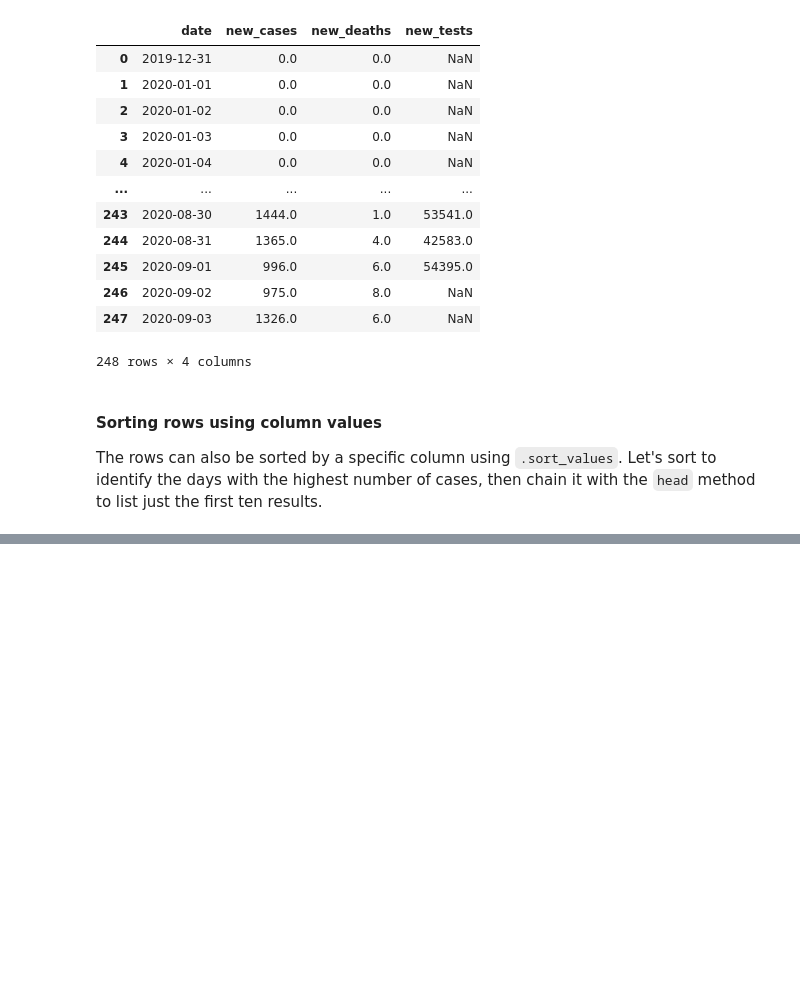
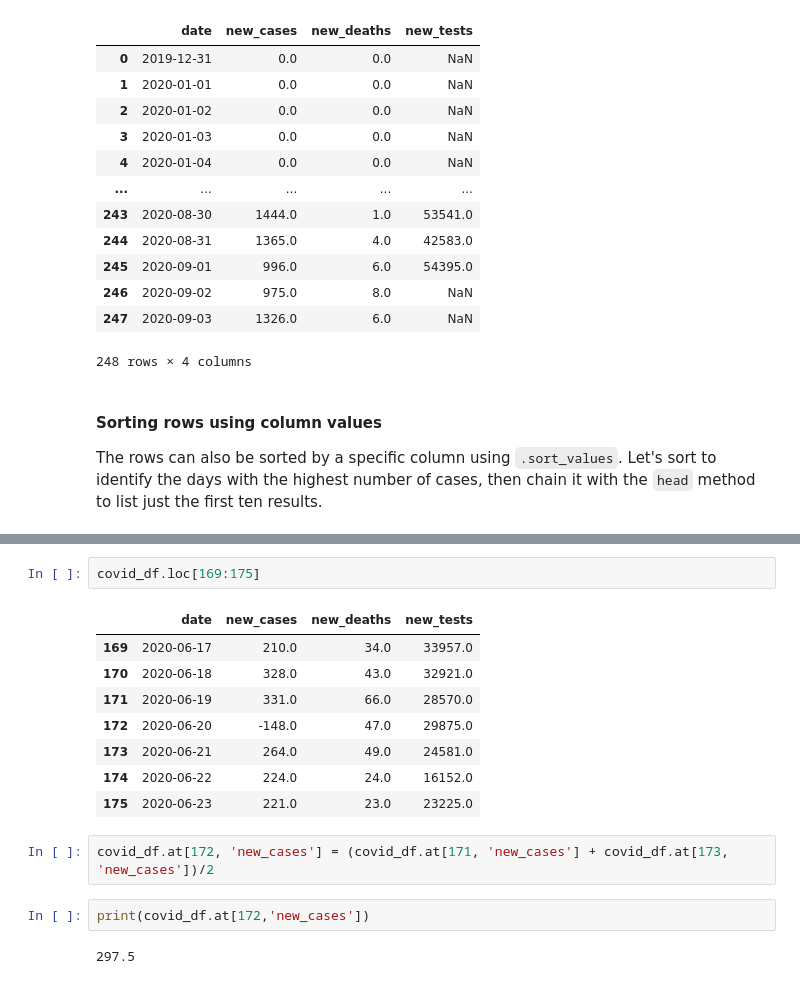
Before and after one commit to vtandon1204/Data-Analysis-and-Visualization, a Jupyter notebook: Pandas/pandas(freecodecamp).ipynb, the cells around one changed output, grey strips where cells are left out. Cells and saved outputs as stored; diff of their text form; blank space fills up the shorter version.

```diff
--- a/Pandas/pandas(freecodecamp).ipynb
+++ b/Pandas/pandas(freecodecamp).ipynb
@@ -432,0 +485,17 @@ The rows can also be sorted by a specific column using `.sort_values`. Let's sor
+# %%
+covid_df.loc[169:175]
+# %% [output]
+|  | date | new_cases | new_deaths | new_tests |
+| 169 | 2020-06-17 | 210.0 | 34.0 | 33957.0 |
+| 170 | 2020-06-18 | 328.0 | 43.0 | 32921.0 |
+| 171 | 2020-06-19 | 331.0 | 66.0 | 28570.0 |
+| 172 | 2020-06-20 | -148.0 | 47.0 | 29875.0 |
+| 173 | 2020-06-21 | 264.0 | 49.0 | 24581.0 |
+| 174 | 2020-06-22 | 224.0 | 24.0 | 16152.0 |
+| 175 | 2020-06-23 | 221.0 | 23.0 | 23225.0 |
+# %%
+covid_df.at[172, 'new_cases'] = (covid_df.at[171, 'new_cases'] + covid_df.at[173, 'new_cases'])/2
+# %%
+print(covid_df.at[172,'new_cases'])
+# %% [output]
+297.5
```
Also changed, not shown: parts of 8 cells of this notebook.
